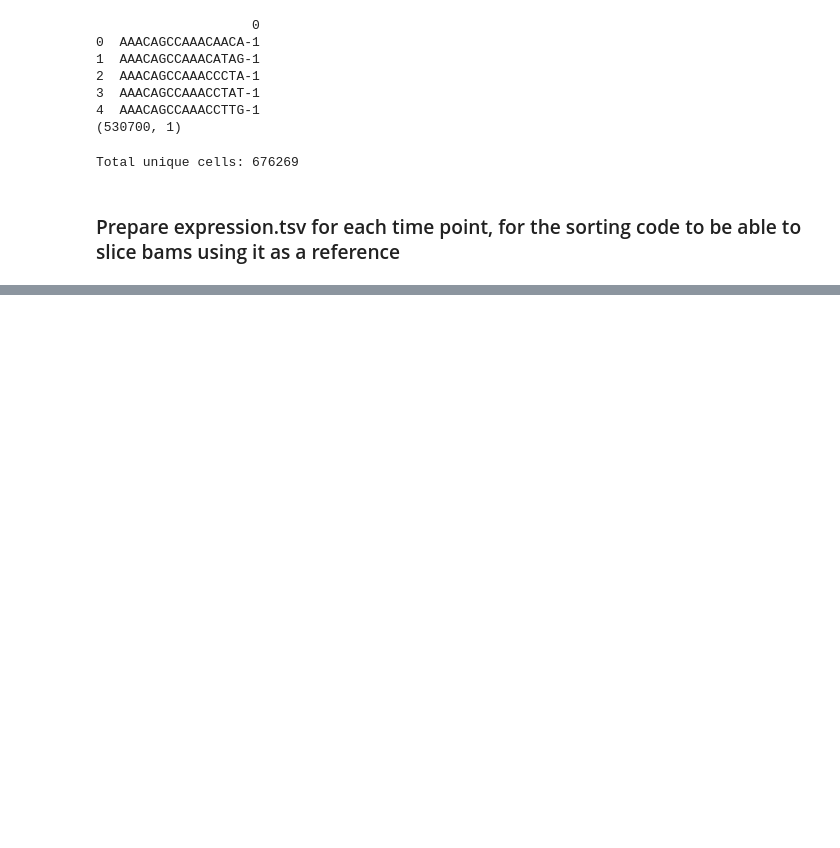
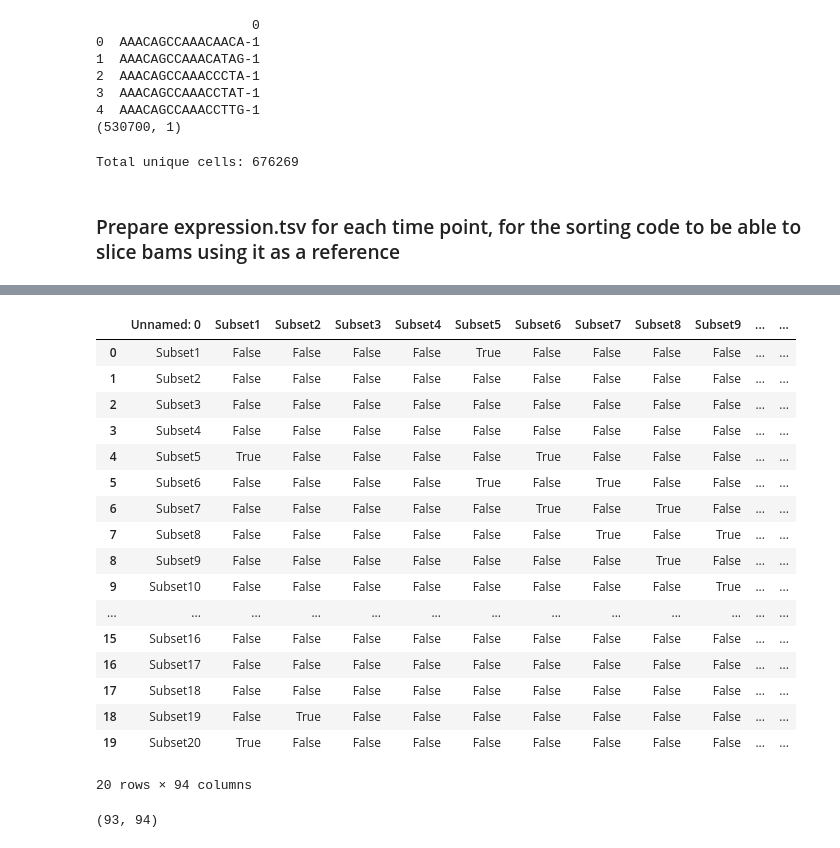
Before and after one commit to akanksha-sachan/B_Cell_States, a Jupyter notebook: multiome_dictys/py_scripts/data_prep_and_checks.ipynb, the cells around one changed output, grey strips where cells are left out. Drawn from its saved outputs; the diff is of its cells as text; code cells hidden in the pictures; blank space fills up the shorter version.

```diff
--- a/multiome_dictys/py_scripts/data_prep_and_checks.ipynb
+++ b/multiome_dictys/py_scripts/data_prep_and_checks.ipynb
@@ -678,0 +822,29 @@ Total unique cells: 676269
+# %%
+# load subset_edges.tsv
+import pandas as pd
+subset_edges_file = "/ocean/projects/cis240075p/asachan/datasets/B_Cell/multiome_1st_donor_UPMC_aggr/dictys_outs/tmp_dynamic/subset_edges.tsv.gz"
+# load in pandas
+subset_edges = pd.read_csv(subset_edges_file, sep='\t', compression='gzip')
+# %%
+display(subset_edges.head(20))
+print(subset_edges.shape)
+# %% [output]
+|  | Unnamed: 0 | Subset1 | Subset2 | Subset3 | Subset4 | Subset5 | Subset6 | Subset7 | Subset8 | Subset9 | ... | ... |
+| 0 | Subset1 | False | False | False | False | True | False | False | False | False | ... | ... |
+| 1 | Subset2 | False | False | False | False | False | False | False | False | False | ... | ... |
+| 2 | Subset3 | False | False | False | False | False | False | False | False | False | ... | ... |
+| 3 | Subset4 | False | False | False | False | False | False | False | False | False | ... | ... |
+| 4 | Subset5 | True | False | False | False | False | True | False | False | False | ... | ... |
+| 5 | Subset6 | False | False | False | False | True | False | True | False | False | ... | ... |
+| 6 | Subset7 | False | False | False | False | False | True | False | True | False | ... | ... |
+| 7 | Subset8 | False | False | False | False | False | False | True | False | True | ... | ... |
+| 8 | Subset9 | False | False | False | False | False | False | False | True | False | ... | ... |
+| 9 | Subset10 | False | False | False | False | False | False | False | False | True | ... | ... |
+| ... | ... | ... | ... | ... | ... | ... | ... | ... | ... | ... | ... | ... |
+| 15 | Subset16 | False | False | False | False | False | False | False | False | False | ... | ... |
+| 16 | Subset17 | False | False | False | False | False | False | False | False | False | ... | ... |
+| 17 | Subset18 | False | False | False | False | False | False | False | False | False | ... | ... |
+| 18 | Subset19 | False | True | False | False | False | False | False | False | False | ... | ... |
+| 19 | Subset20 | True | False | False | False | False | False | False | False | False | ... | ... |
+20 rows × 94 columns
+(93, 94)
```
Also changed, not shown: parts of 14 cells of this notebook, 7 other files.
